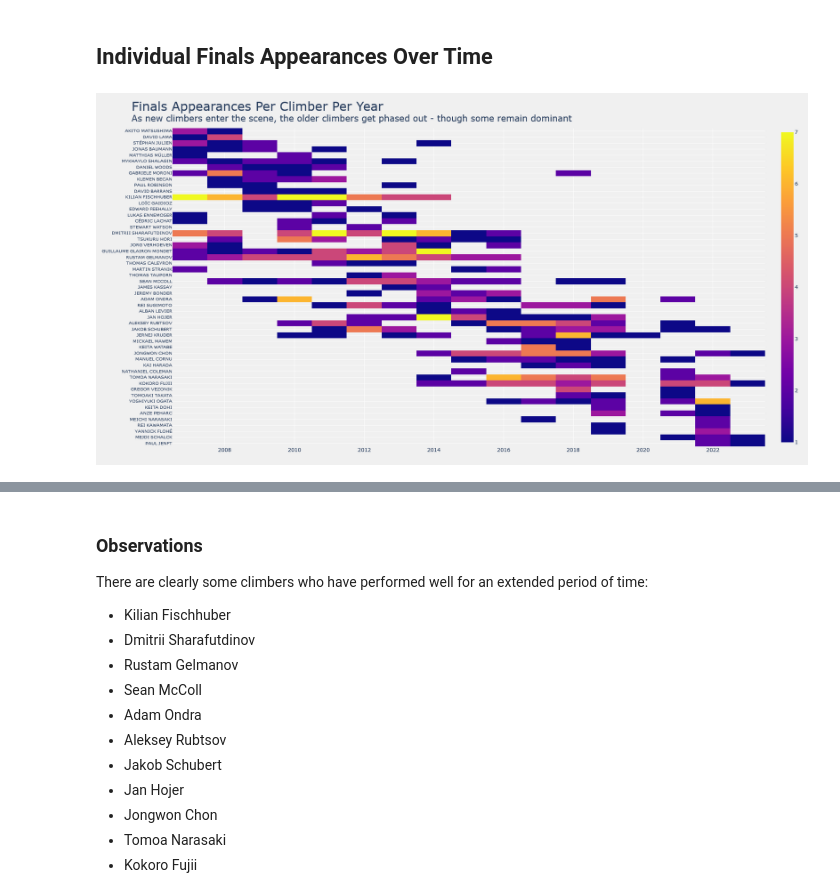
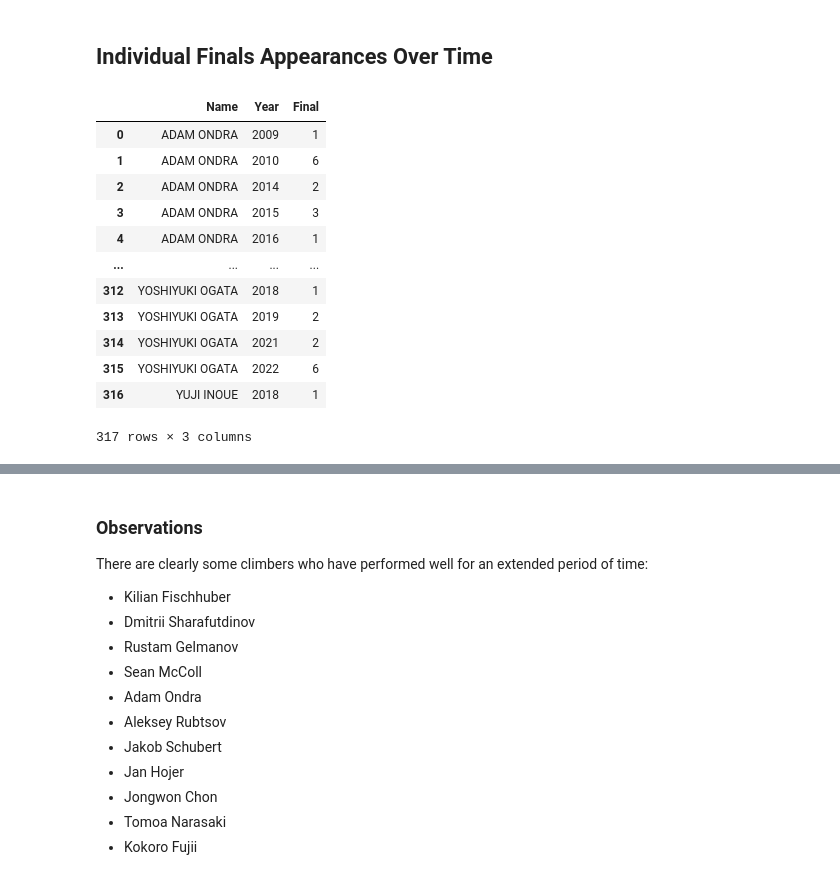
Before and after one commit to noah-kg/scraping-IFSC-website-via-selenium, a Jupyter notebook: IFSC Analysis.ipynb, the cells around one changed output, grey strips where cells are left out. Cells and saved outputs as stored; diff of their text form; code cells hidden in the pictures.

```diff
--- a/IFSC Analysis.ipynb
+++ b/IFSC Analysis.ipynb
@@ -792,51 +792,23 @@ gen_choro(podium, title, sub4)
 [figure]
 # %% [markdown]
 ## Individual Finals Appearances Over Time
-# %%
-# Gets dataframe & series of athletes who participated in a final and counts # of appearances
-finals = boulder_men_all_results[boulder_men_all_results['Final'].notna()] # df
-final_num = finals.groupby(['Name', 'Year'])['Final'].count() # series
-names = finals['Name'].unique()
-
-# Creates NaN-filled dataframe using names and years
-dat = pd.DataFrame(np.nan, columns=YEARS, index=names)
-
-# Takes data from final_num series and inserts it into dataframe
-for nameyear, count in final_num.items():
-    dat.loc[nameyear[0], nameyear[1]] = count
-
-# Filters climbers who have been in 3 or more finals
-dat = dat[dat.sum(axis=1) >= 3]
-
-# Sort dat by average year weighted by number of finals
-srt = ((dat * dat.columns).mean(1)/dat.mean(1)).argsort()
-dat = dat.iloc[srt].astype("Int64")
-
-# Create plotly figure with heatmap
-fig = go.Figure(data=go.Heatmap(
-                    x=dat.columns,
-                    y=dat.index,
-                    z=dat,
-                    name='',
-                    hoverongaps=False,
-                    hovertemplate="<b>%{y}</b><br>Year: %{x}<br>Finals: %{z}"))
-
-title = ("Finals Appearances Per Climber Per Year<br>"
-        "<sup>As new climbers enter the scene, the older climbers get phased out - though some remain dominant")
-
-fig.update_layout(
-    title=dict(text=title,
-               font=dict(size=30)),
-    plot_bgcolor='#f0f0f0',
-    paper_bgcolor='#f0f0f0',
-    height=900,
-    width=1200,
-    autosize=False,
-    margin=dict(l=25, r=25, t=85, b=45),
-    yaxis=dict(autorange='reversed',
-               tickfont=dict(size=9))
-    )
-
-fig.show(config=config)
-# %% [output]
-[figure, removed]
+# %%
+# Gets dataframe & series of athletes who participated in a final and counts # of appearances
+finals = boulder_men_all_results[boulder_men_all_results['Final'].notna()] # df
+final_num = finals.groupby(['Name', 'Year'])['Final'].count() # series
+final_num2 = finals.groupby(['Name', 'Year'], as_index=False)['Final'].count() # series
+names = finals['Name'].unique()
+# %% [output]
+|  | Name | Year | Final |
+| 0 | ADAM ONDRA | 2009 | 1 |
+| 1 | ADAM ONDRA | 2010 | 6 |
+| 2 | ADAM ONDRA | 2014 | 2 |
+| 3 | ADAM ONDRA | 2015 | 3 |
+| 4 | ADAM ONDRA | 2016 | 1 |
+| ... | ... | ... | ... |
+| 312 | YOSHIYUKI OGATA | 2018 | 1 |
+| 313 | YOSHIYUKI OGATA | 2019 | 2 |
+| 314 | YOSHIYUKI OGATA | 2021 | 2 |
+| 315 | YOSHIYUKI OGATA | 2022 | 6 |
+| 316 | YUJI INOUE | 2018 | 1 |
+317 rows × 3 columns
```
Also changed, not shown: parts of 4 cells of this notebook.
